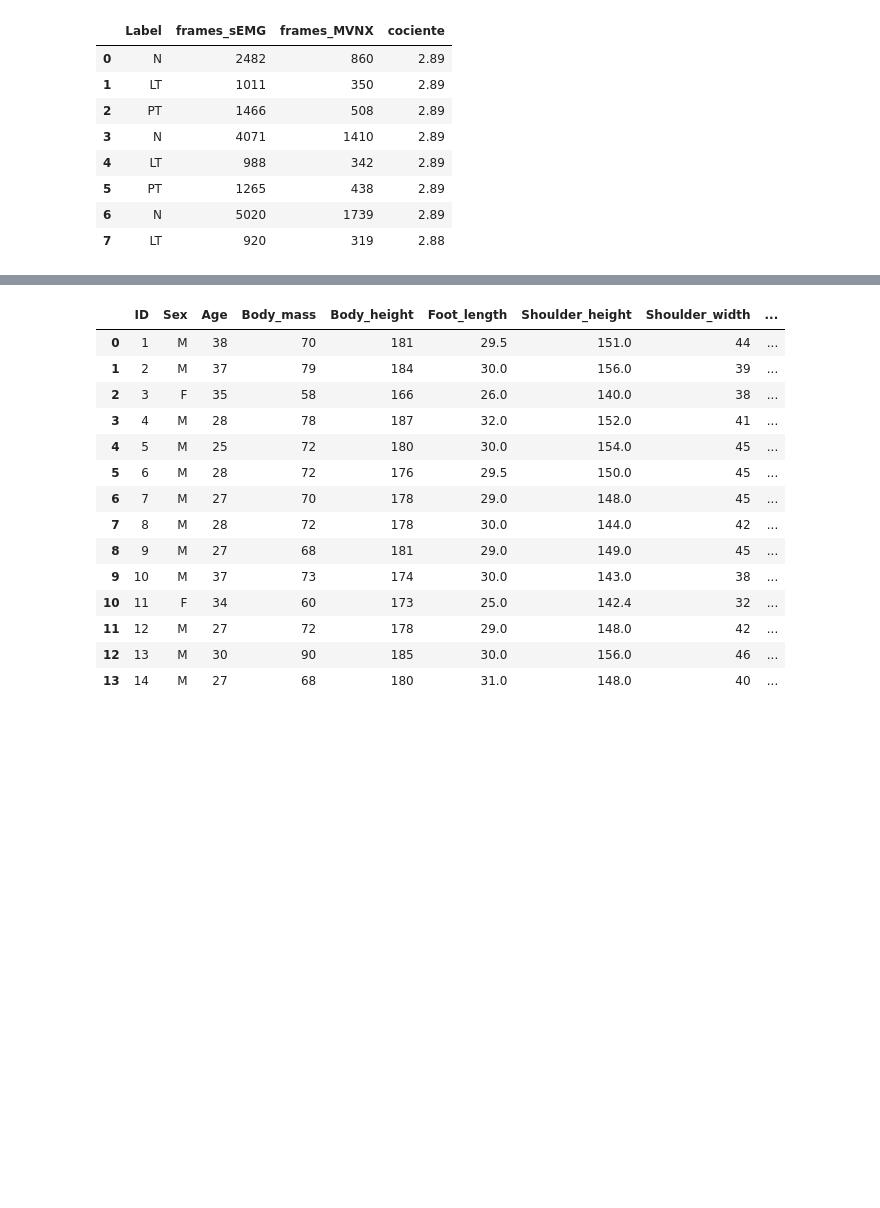
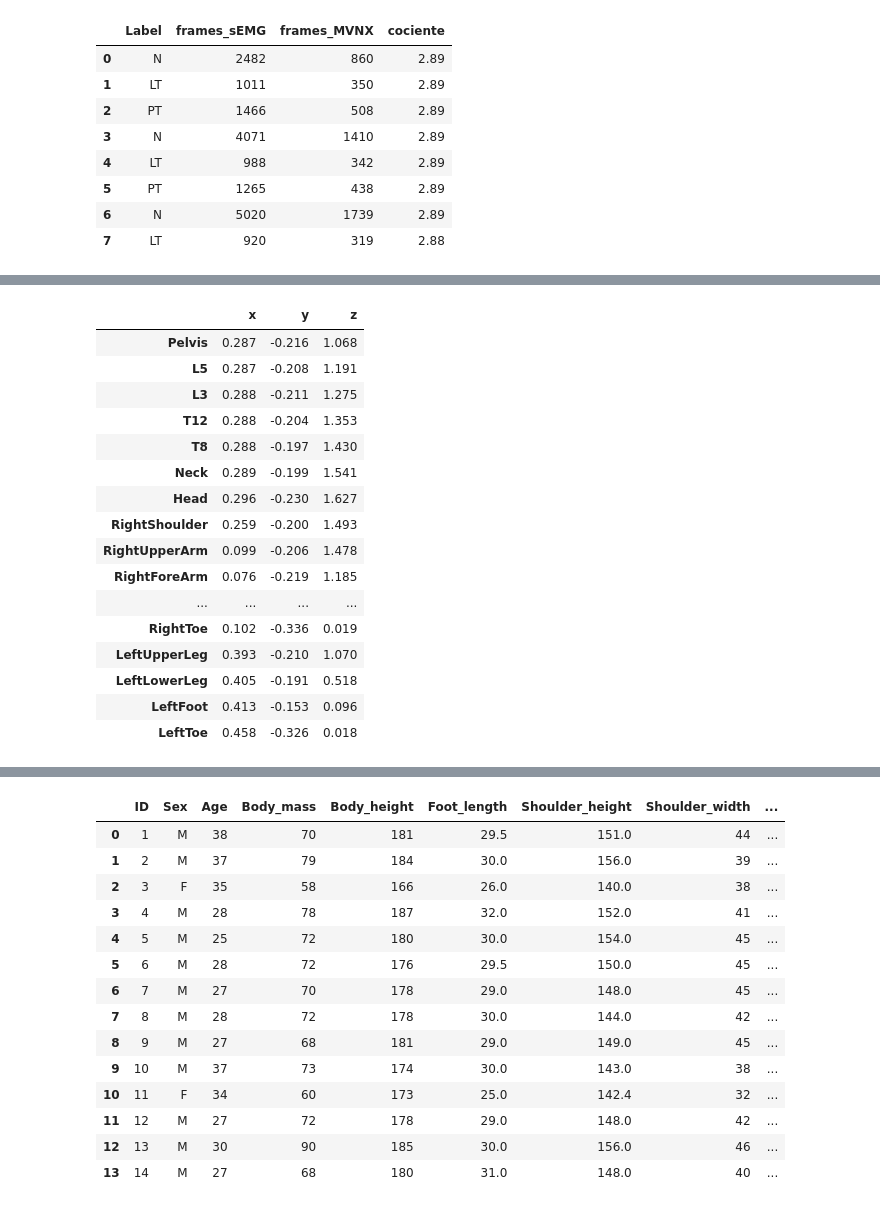
Before and after one commit to Paola-leon/human-activity-recognition, a Jupyter notebook: notebooks/02_Contenido_datos_unzipped.ipynb, the cells around one changed output, grey strips where cells are left out. Drawn from its saved outputs; the diff is of its cells as text; code cells hidden in the pictures; blank space fills up the shorter version.

```diff
--- a/notebooks/02_Contenido_datos_unzipped.ipynb
+++ b/notebooks/02_Contenido_datos_unzipped.ipynb
@@ -384,0 +513,7 @@ Cociente mediano: 2.89  (≈ 692.8 Hz sEMG de este archivo / 240 Hz MVNX = 2.89)
+# %%
+# Ejemplo: posición (x, y, z) de cada segmento en el primer frame
+pos = pd.DataFrame(pd.Series(hdr["first_frame"]["position"]).values.reshape(n_seg, 3),
+                   index=hdr["segments"], columns=["x", "y", "z"])
+print("Atributos del frame:", hdr["first_frame_attrs"])
+pos.round(3)
+# %% [output]
@@ -384,0 +521,17 @@ Cociente mediano: 2.89  (≈ 692.8 Hz sEMG de este archivo / 240 Hz MVNX = 2.89)
+|  | x | y | z |
+| Pelvis | 0.287 | -0.216 | 1.068 |
+| L5 | 0.287 | -0.208 | 1.191 |
+| L3 | 0.288 | -0.211 | 1.275 |
+| T12 | 0.288 | -0.204 | 1.353 |
+| T8 | 0.288 | -0.197 | 1.430 |
+| Neck | 0.289 | -0.199 | 1.541 |
+| Head | 0.296 | -0.230 | 1.627 |
+| RightShoulder | 0.259 | -0.200 | 1.493 |
+| RightUpperArm | 0.099 | -0.206 | 1.478 |
+| RightForeArm | 0.076 | -0.219 | 1.185 |
+| ... | ... | ... | ... |
+| RightToe | 0.102 | -0.336 | 0.019 |
+| LeftUpperLeg | 0.393 | -0.210 | 1.070 |
+| LeftLowerLeg | 0.405 | -0.191 | 0.518 |
+| LeftFoot | 0.413 | -0.153 | 0.096 |
+| LeftToe | 0.458 | -0.326 | 0.018 |
```
Also changed, not shown: parts of 20 cells of this notebook, 2 other files.
